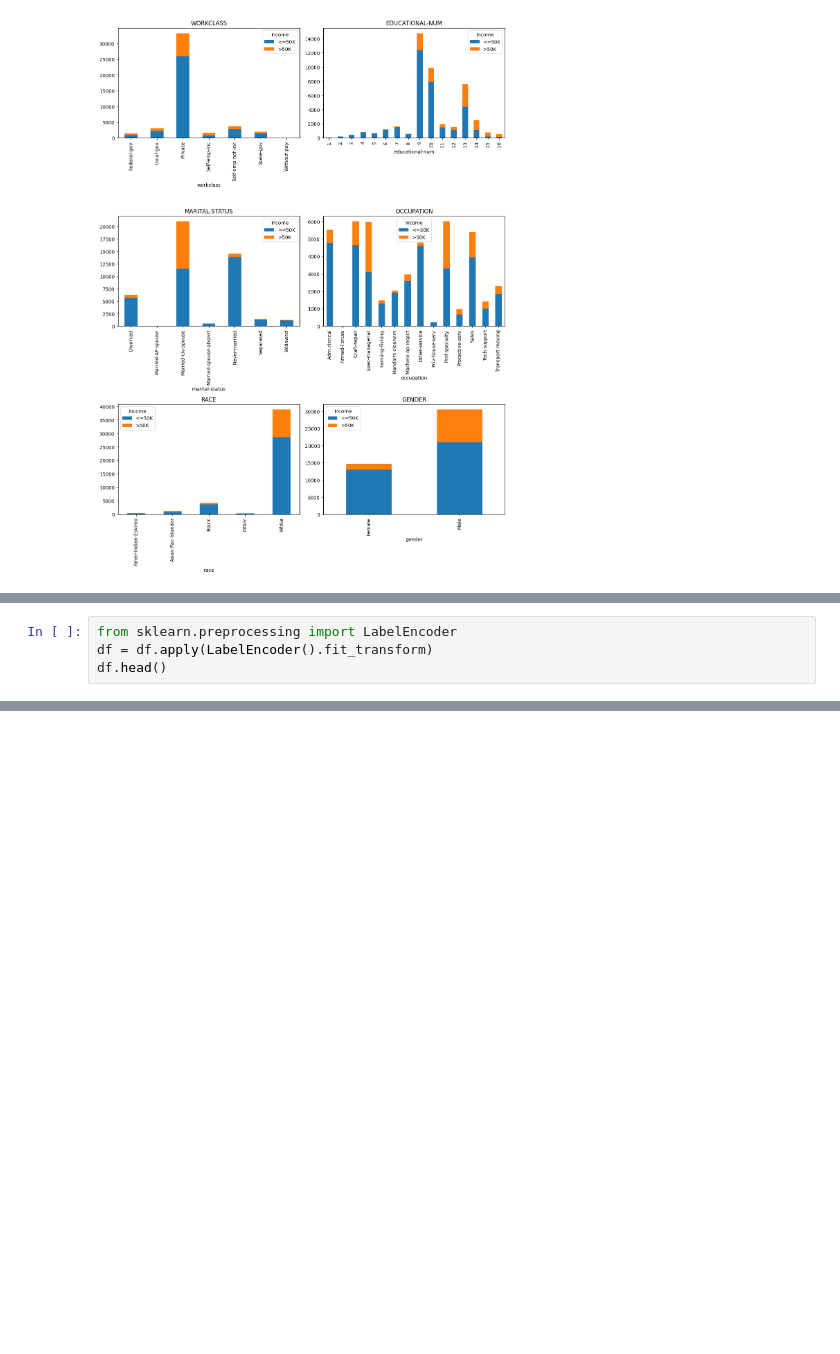
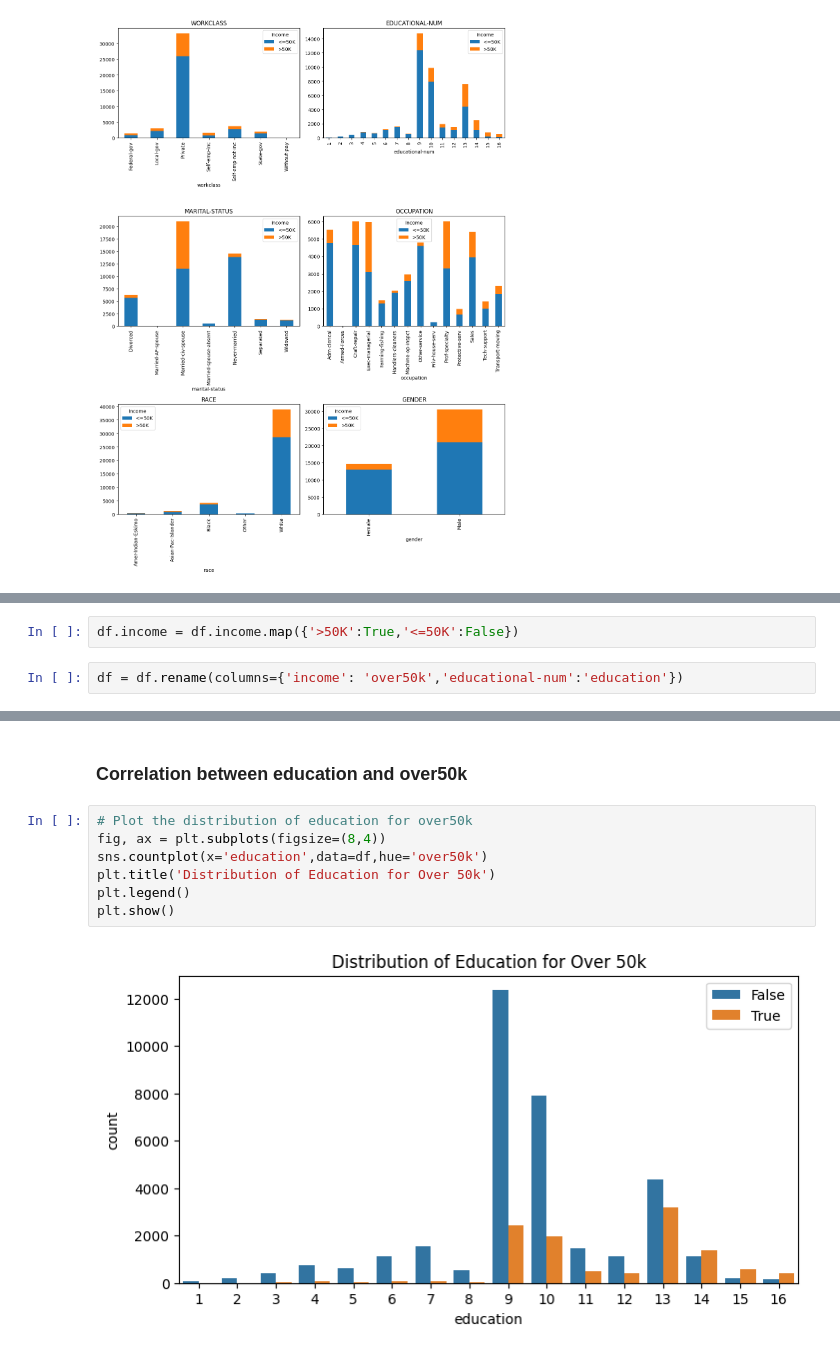
Before and after one commit to karma-gits/springboard, a Jupyter notebook: Craft a Story from a Dataset Exercise/adult_income.ipynb, the cells around one changed output, grey strips where cells are left out. Saved outputs shown, nothing was run; the diff lists cells and outputs as text; blank space fills up the shorter version.

```diff
--- a/Craft a Story from a Dataset Exercise/adult_income.ipynb
+++ b/Craft a Story from a Dataset Exercise/adult_income.ipynb
@@ -248,4 +252,0 @@ plt.show()
-# %%
-from sklearn.preprocessing import LabelEncoder
-df = df.apply(LabelEncoder().fit_transform)
-df.head()
@@ -313,0 +253,4 @@ Confusion Matrix:
+# %%
+df.income = df.income.map({'>50K':True,'<=50K':False})
+# %%
+df = df.rename(columns={'income': 'over50k','educational-num':'education'})
@@ -313,0 +266,11 @@ Confusion Matrix:
+# %% [markdown]
+### Correlation between education and over50k
+# %%
+# Plot the distribution of education for over50k
+fig, ax = plt.subplots(figsize=(8,4))
+sns.countplot(x='education',data=df,hue='over50k')
+plt.title('Distribution of Education for Over 50k')
+plt.legend()
+plt.show()
+# %% [output]
+[figure, added]
```
Also changed, not shown: parts of 20 cells of this notebook.
